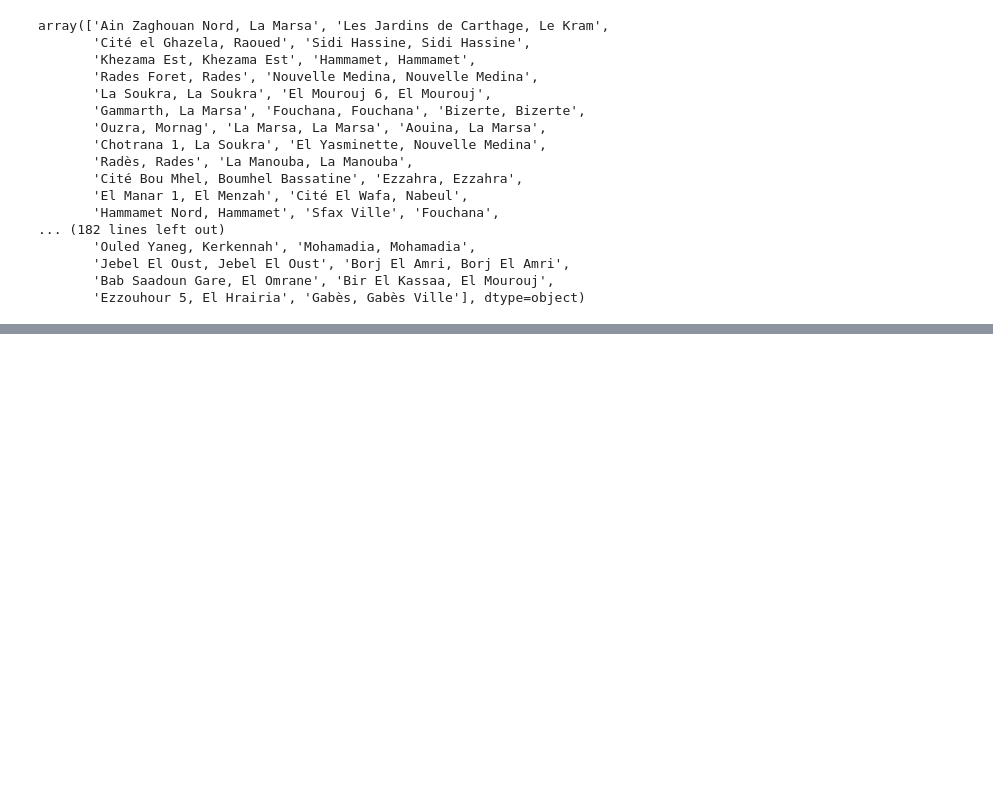
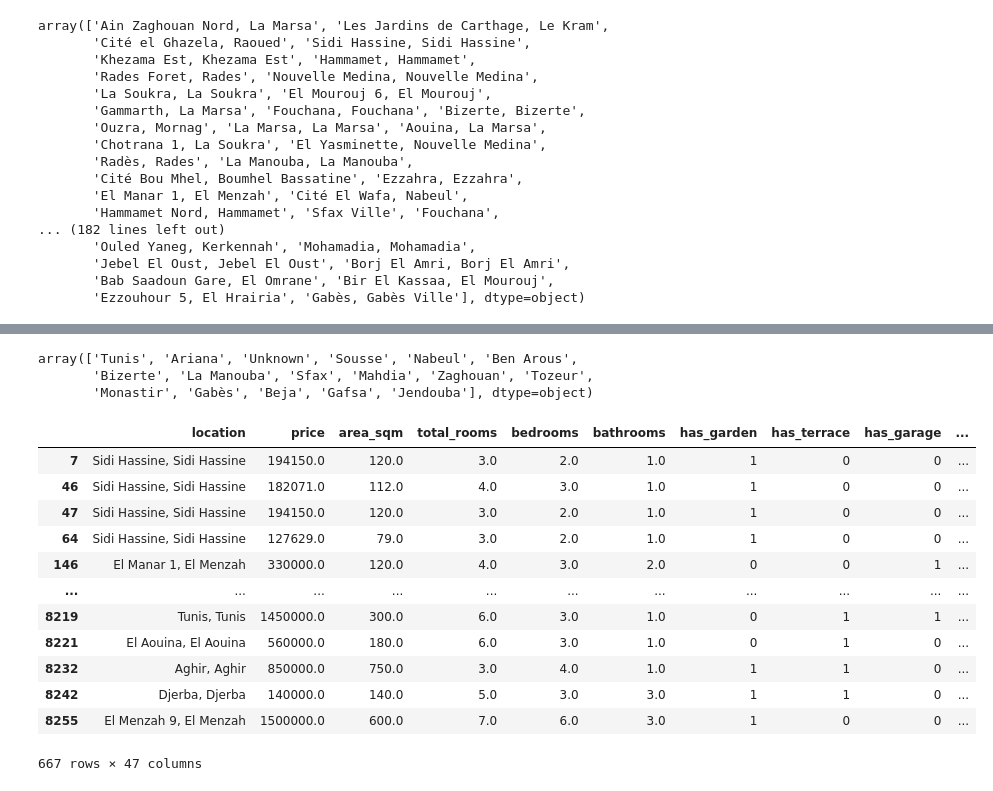
Before and after one commit to MarouaHattab/House-sale-Price-Predicition, a Jupyter notebook: New folder/CleaningMubwab.ipynb, the cells around one changed output, grey strips where cells are left out. Drawn from its saved outputs; the diff is of its cells as text; code cells hidden in the pictures; blank space fills up the shorter version.

```diff
--- a/New folder/CleaningMubwab.ipynb
+++ b/New folder/CleaningMubwab.ipynb
@@ -836,0 +1114,22 @@ array(['Ain Zaghouan Nord, La Marsa', 'Les Jardins de Carthage, Le Kram',
+# %%
+df["city"].unique()
+# %% [output]
+array(['Tunis', 'Ariana', 'Unknown', 'Sousse', 'Nabeul', 'Ben Arous',
+       'Bizerte', 'La Manouba', 'Sfax', 'Mahdia', 'Zaghouan', 'Tozeur',
+       'Monastir', 'Gabès', 'Beja', 'Gafsa', 'Jendouba'], dtype=object)
+# %%
+df[df["city"]=="Unknown"]
+# %% [output]
+|  | location | price | area_sqm | total_rooms | bedrooms | bathrooms | has_garden | has_terrace | has_garage | ... |
+| 7 | Sidi Hassine, Sidi Hassine | 194150.0 | 120.0 | 3.0 | 2.0 | 1.0 | 1 | 0 | 0 | ... |
+| 46 | Sidi Hassine, Sidi Hassine | 182071.0 | 112.0 | 4.0 | 3.0 | 1.0 | 1 | 0 | 0 | ... |
+| 47 | Sidi Hassine, Sidi Hassine | 194150.0 | 120.0 | 3.0 | 2.0 | 1.0 | 1 | 0 | 0 | ... |
+| 64 | Sidi Hassine, Sidi Hassine | 127629.0 | 79.0 | 3.0 | 2.0 | 1.0 | 1 | 0 | 0 | ... |
+| 146 | El Manar 1, El Menzah | 330000.0 | 120.0 | 4.0 | 3.0 | 2.0 | 0 | 0 | 1 | ... |
+| ... | ... | ... | ... | ... | ... | ... | ... | ... | ... | ... |
+| 8219 | Tunis, Tunis | 1450000.0 | 300.0 | 6.0 | 3.0 | 1.0 | 0 | 1 | 1 | ... |
+| 8221 | El Aouina, El Aouina | 560000.0 | 180.0 | 6.0 | 3.0 | 1.0 | 0 | 1 | 0 | ... |
+| 8232 | Aghir, Aghir | 850000.0 | 750.0 | 3.0 | 4.0 | 1.0 | 1 | 1 | 0 | ... |
+| 8242 | Djerba, Djerba | 140000.0 | 140.0 | 5.0 | 3.0 | 3.0 | 1 | 1 | 0 | ... |
+| 8255 | El Menzah 9, El Menzah | 1500000.0 | 600.0 | 7.0 | 6.0 | 3.0 | 1 | 0 | 0 | ... |
+667 rows × 47 columns
```
Also changed, not shown: parts of 13 cells of this notebook.
